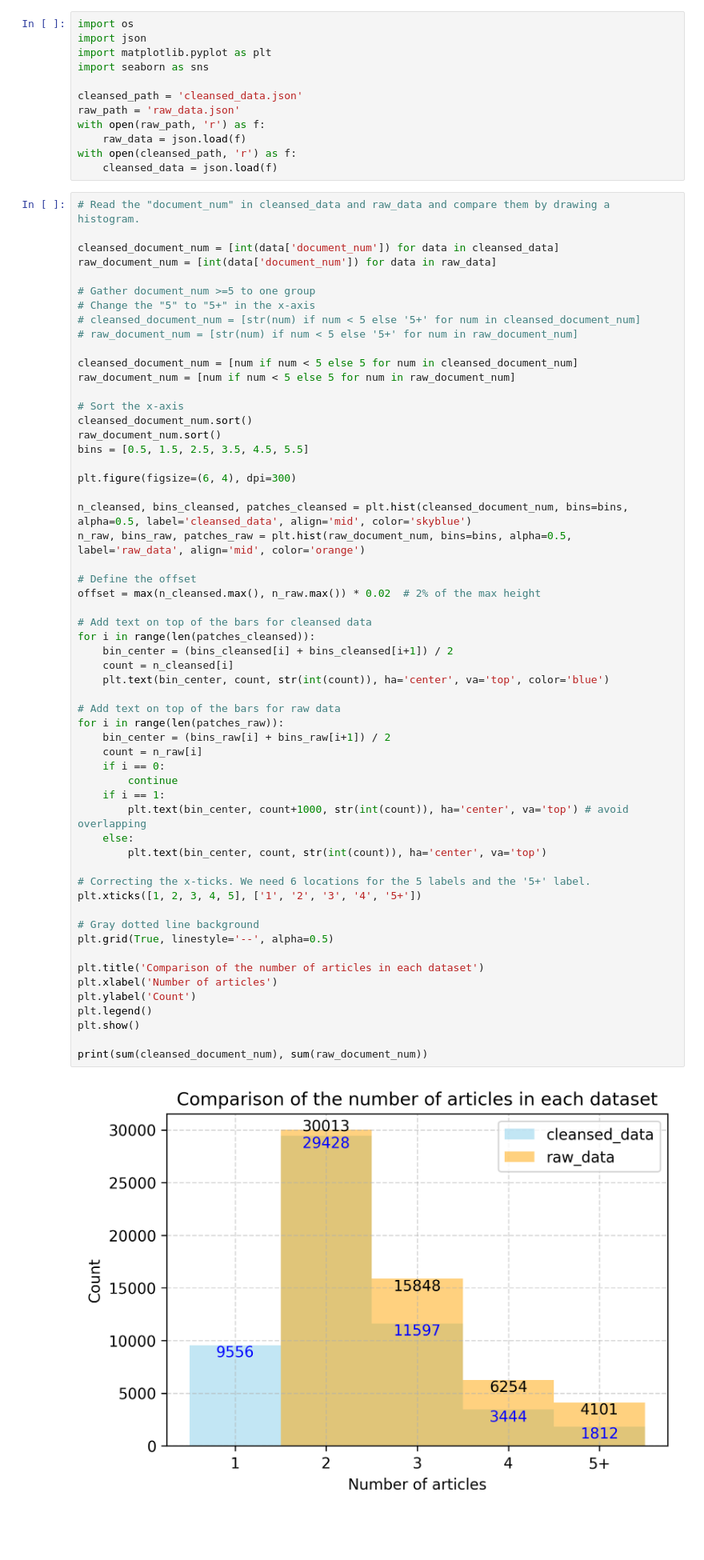
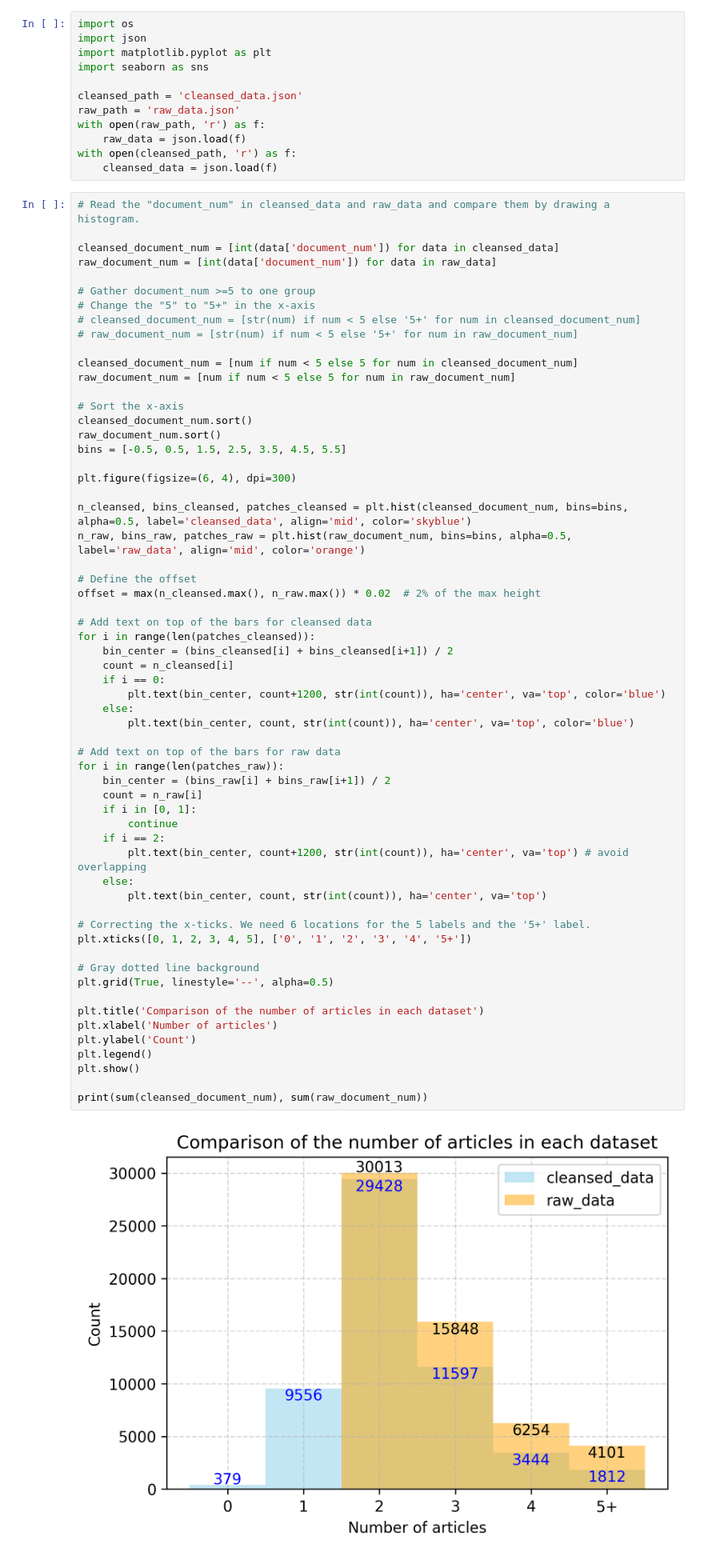
Before and after one commit to c-juhwan/multi_news_plus, a Jupyter notebook: cleansing/postprocessing.ipynb, the cells around one changed output. Shown at 80% size. Saved outputs shown, nothing was run; the diff lists cells and outputs as text; blank space fills up the shorter version.

```diff
--- a/cleansing/postprocessing.ipynb
+++ b/cleansing/postprocessing.ipynb
@@ -27,7 +27,7 @@ raw_document_num = [num if num < 5 else 5 for num in raw_document_num]
 # Sort the x-axis
 cleansed_document_num.sort()
 raw_document_num.sort()
-bins = [0.5, 1.5, 2.5, 3.5, 4.5, 5.5]
+bins = [-0.5, 0.5, 1.5, 2.5, 3.5, 4.5, 5.5]
 
 plt.figure(figsize=(6, 4), dpi=300)
 
@@ -36,39 +36,42 @@ n_raw, bins_raw, patches_raw = plt.hist(raw_document_num, bins=bins, alpha=0.5,
 
 # Define the offset
 offset = max(n_cleansed.max(), n_raw.max()) * 0.02  # 2% of the max height
 
 # Add text on top of the bars for cleansed data
 for i in range(len(patches_cleansed)):
     bin_center = (bins_cleansed[i] + bins_cleansed[i+1]) / 2
     count = n_cleansed[i]
-    plt.text(bin_center, count, str(int(count)), ha='center', va='top', color='blue')
+    if i == 0:
+        plt.text(bin_center, count+1200, str(int(count)), ha='center', va='top', color='blue')
+    else:
+        plt.text(bin_center, count, str(int(count)), ha='center', va='top', color='blue')
 
 # Add text on top of the bars for raw data
 for i in range(len(patches_raw)):
     bin_center = (bins_raw[i] + bins_raw[i+1]) / 2
     count = n_raw[i]
-    if i == 0:
+    if i in [0, 1]:
         continue
-    if i == 1:
-        plt.text(bin_center, count+1000, str(int(count)), ha='center', va='top') # avoid overlapping
+    if i == 2:
+        plt.text(bin_center, count+1200, str(int(count)), ha='center', va='top') # avoid overlapping
     else:
         plt.text(bin_center, count, str(int(count)), ha='center', va='top')
 
 # Correcting the x-ticks. We need 6 locations for the 5 labels and the '5+' label.
-plt.xticks([1, 2, 3, 4, 5], ['1', '2', '3', '4', '5+'])
+plt.xticks([0, 1, 2, 3, 4, 5], ['0', '1', '2', '3', '4', '5+'])
 
 # Gray dotted line background
 plt.grid(True, linestyle='--', alpha=0.5)
 
 plt.title('Comparison of the number of articles in each dataset')
 plt.xlabel('Number of articles')
 plt.ylabel('Count')
 plt.legend()
 plt.show()
 
 print(sum(cleansed_document_num), sum(raw_document_num))
 # %% [output]
-[figure, old version]
+[figure, new version]
 126039 153091
 # %%
 # Print the difference per each split
```
Also changed, not shown: parts of 1 cell of this notebook, 1 other file.
